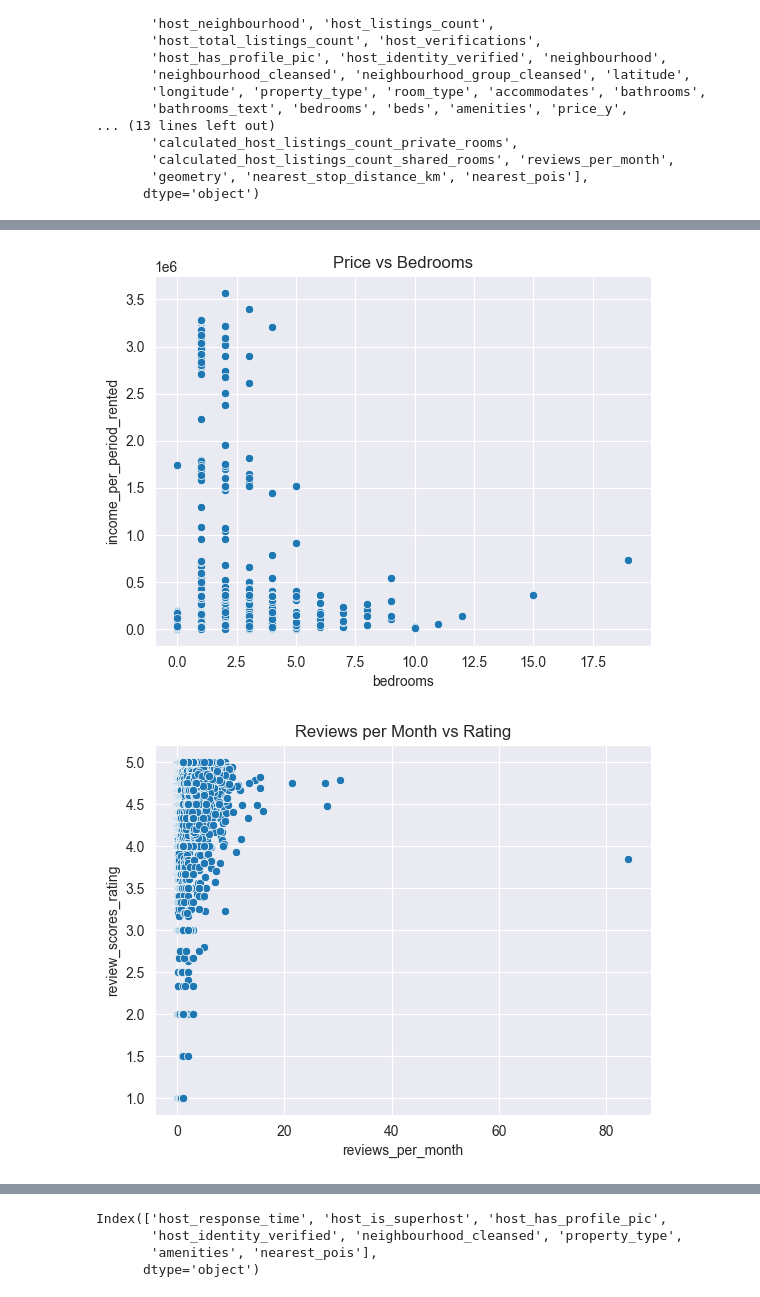
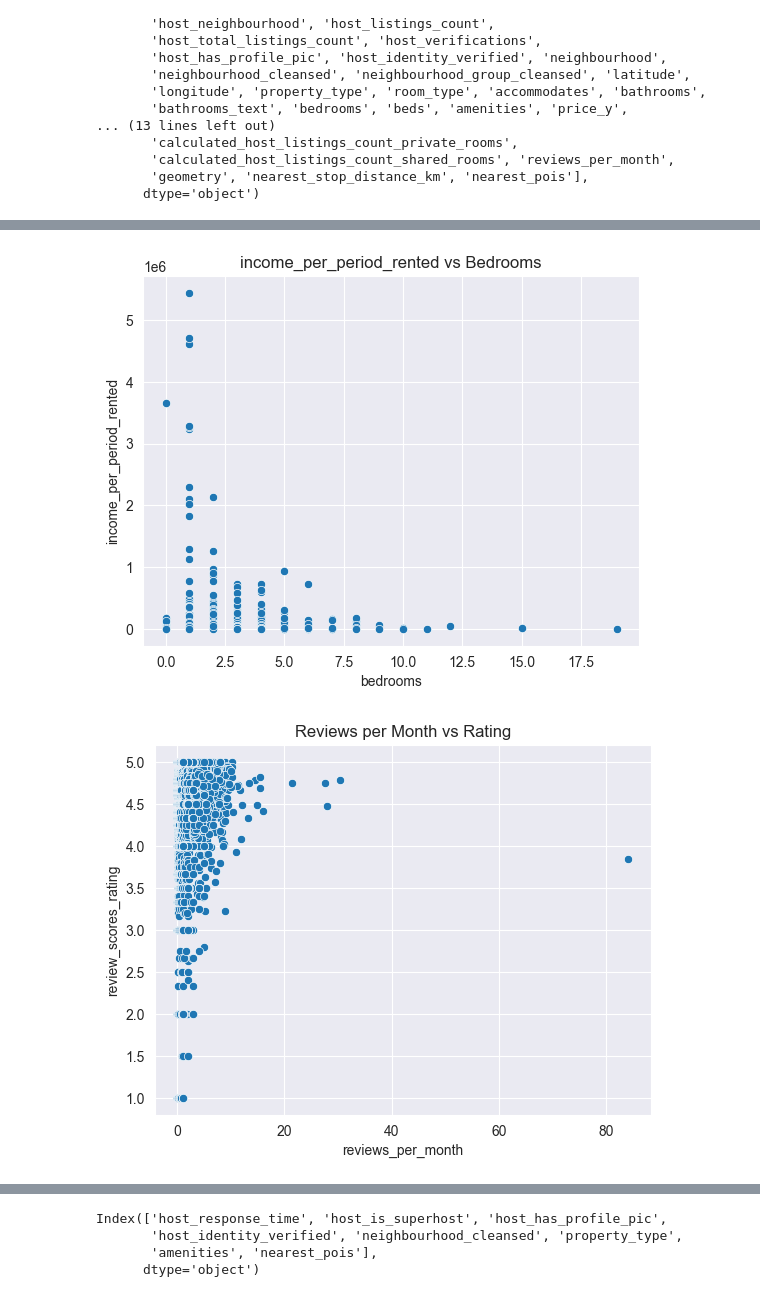
Before and after one commit to katerinadobrynina/DOPP, a Jupyter notebook: DOPP_v4.ipynb, the cells around one changed output, grey strips where cells are left out. Saved outputs shown, nothing was run; the diff lists cells and outputs as text; code cells hidden in the pictures.

```diff
--- a/DOPP_v4.ipynb
+++ b/DOPP_v4.ipynb
@@ -292,13 +292,14 @@ CSV loaded successfully.
 # %% [markdown]
 ### aggregated data from day to week
 # %%
-airbnb_calendar_df['qnt'] = 1
+airbnb_calendar_df['qnt'] = 1 # to count the number of rented days
 airbnb_calendar_df['date'] = pd.to_datetime(airbnb_calendar_df['date'])
 
 airbnb_calendar_df['price'] = airbnb_calendar_df['price'].str.replace('[\$,]', '', regex=True).astype(float)
 
 #airbnb_calendar_df['date'] = airbnb_calendar_df['date'].dt.to_period('W')
-airbnb_calendar_df = airbnb_calendar_df[airbnb_calendar_df['available'] == 't']\
+# counting only unavailable days as rented
+airbnb_calendar_df = airbnb_calendar_df[airbnb_calendar_df['available'] == 'f']\
                                         .groupby(['listing_id',
                                                  #'date'
                                                  ]).agg({
@@ -523,0 +543,5 @@ df.head()
+# %%
+# dropping rows with null values in review columns and leaving review_scores_rating and reviews_per_month
+
+df = df.drop(columns=['review_scores_accuracy', 'review_scores_cleanliness', 'review_scores_checkin',
+                      'review_scores_communication', 'review_scores_location', 'review_scores_value'])
@@ -604,16 +645,16 @@ plt.show()
 # The influence of the distance to the nearest stop on the price
 # %%
 sns.scatterplot(data=df, x='bedrooms', y='income_per_period_rented')
-plt.title('Price vs Bedrooms')
+plt.title('income_per_period_rented vs Bedrooms')
 plt.show()
 
 sns.scatterplot(data=df, x='reviews_per_month', y='review_scores_rating')
 plt.title('Reviews per Month vs Rating')
 plt.show()
 
 sns.scatterplot(data=df, x='nearest_stop_distance_km', y='income_per_period_rented')
-plt.title('Price vs Nearest Stop Distance')
+plt.title('income_per_period_rented vs Nearest Stop Distance')
 plt.show()
 # %% [output]
-[figure, old version]
+[figure, new version]
 [figure]
```
Also changed, not shown: parts of 68 cells of this notebook, 1 other file.
